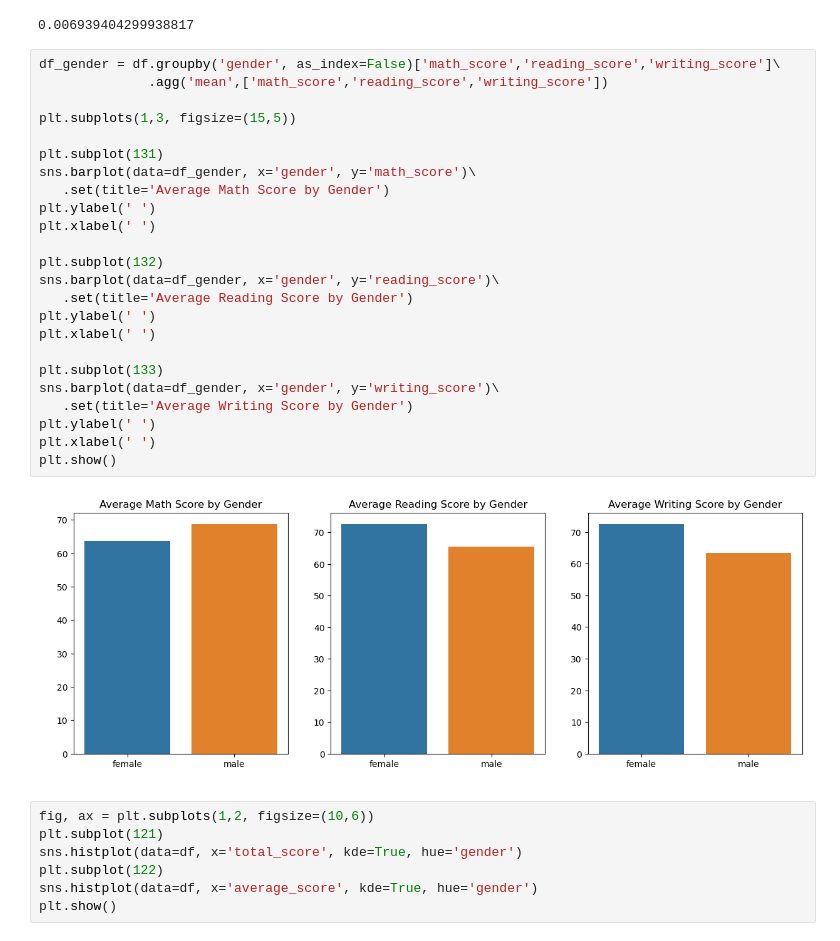
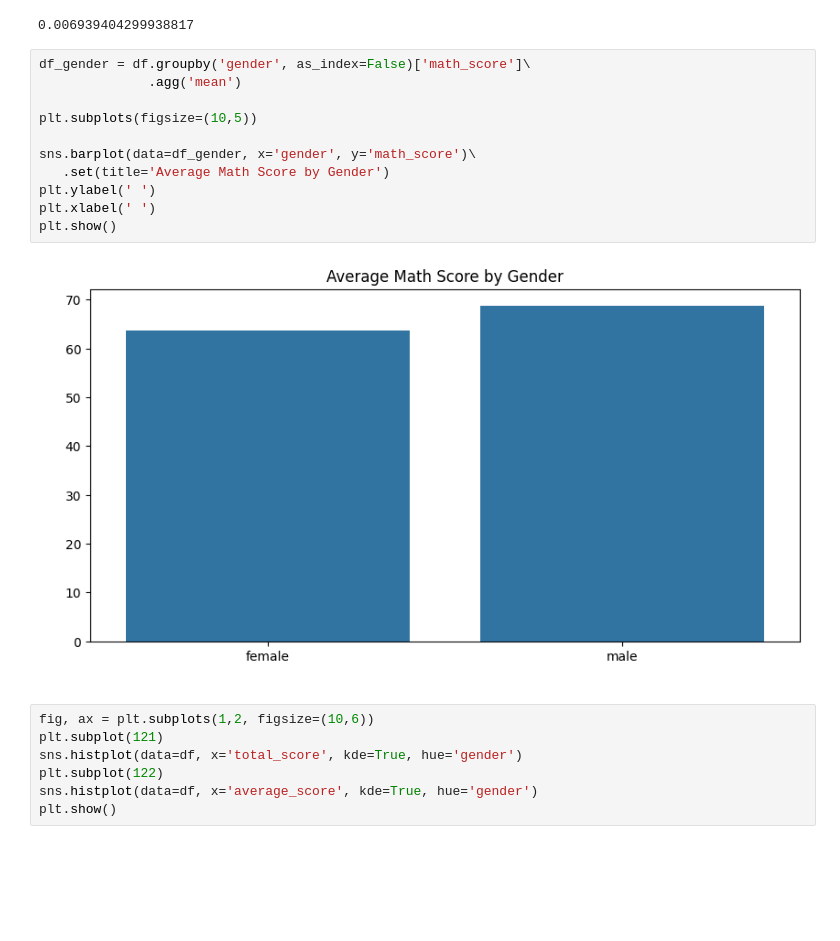
Before and after one commit to diogojfr/students-performance, a Jupyter notebook: notebook/Exploratory data analysis.ipynb, the cells around one changed output. Saved outputs shown, nothing was run; the diff lists cells and outputs as text; blank space fills up the shorter version.

```diff
--- a/notebook/Exploratory data analysis.ipynb
+++ b/notebook/Exploratory data analysis.ipynb
@@ -249,31 +249,18 @@ res.statistic
 # %% [output]
 0.006939404299938817
 # %%
-df_gender = df.groupby('gender', as_index=False)['math_score','reading_score','writing_score']\
-              .agg('mean',['math_score','reading_score','writing_score'])
+df_gender = df.groupby('gender', as_index=False)['math_score']\
+              .agg('mean')
 
-plt.subplots(1,3, figsize=(15,5))
+plt.subplots(figsize=(10,5))
 
-plt.subplot(131)
 sns.barplot(data=df_gender, x='gender', y='math_score')\
    .set(title='Average Math Score by Gender')
 plt.ylabel(' ')
 plt.xlabel(' ')
-
-plt.subplot(132)
-sns.barplot(data=df_gender, x='gender', y='reading_score')\
-   .set(title='Average Reading Score by Gender')
-plt.ylabel(' ')
-plt.xlabel(' ')
-
-plt.subplot(133)
-sns.barplot(data=df_gender, x='gender', y='writing_score')\
-   .set(title='Average Writing Score by Gender')
-plt.ylabel(' ')
-plt.xlabel(' ')
 plt.show()
 # %% [output]
-[figure, old version]
+[figure, new version]
 # %%
 fig, ax = plt.subplots(1,2, figsize=(10,6))
 plt.subplot(121)
```
Also changed, not shown: parts of 5 cells of this notebook, 2 other files.
